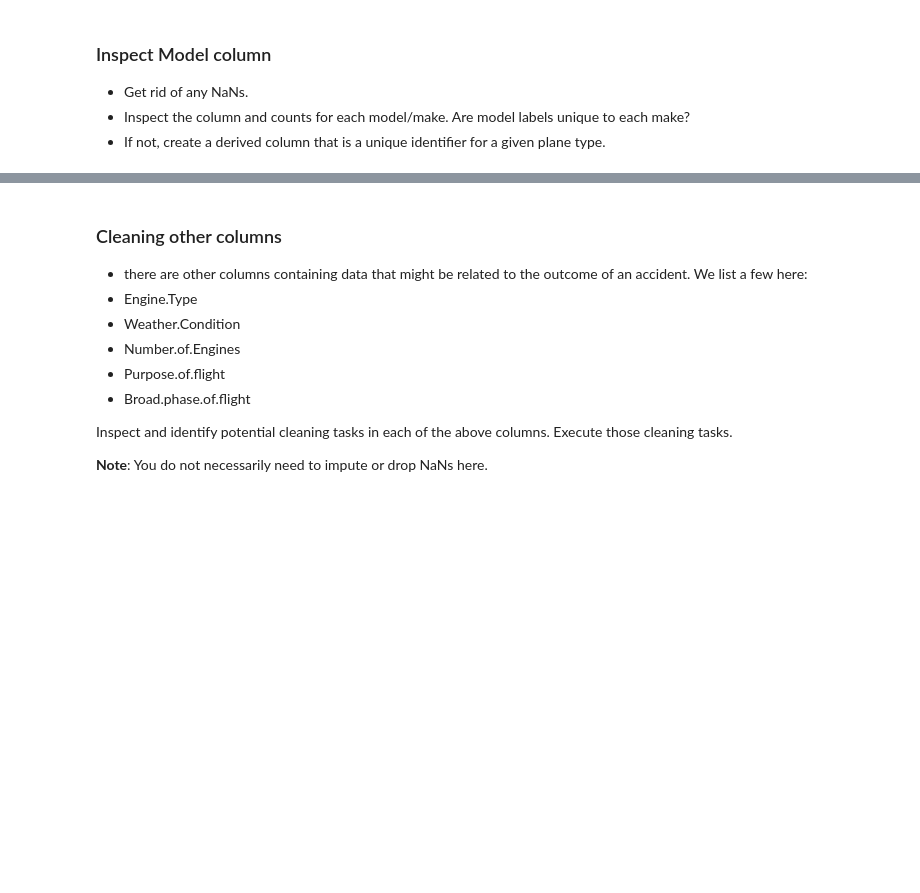
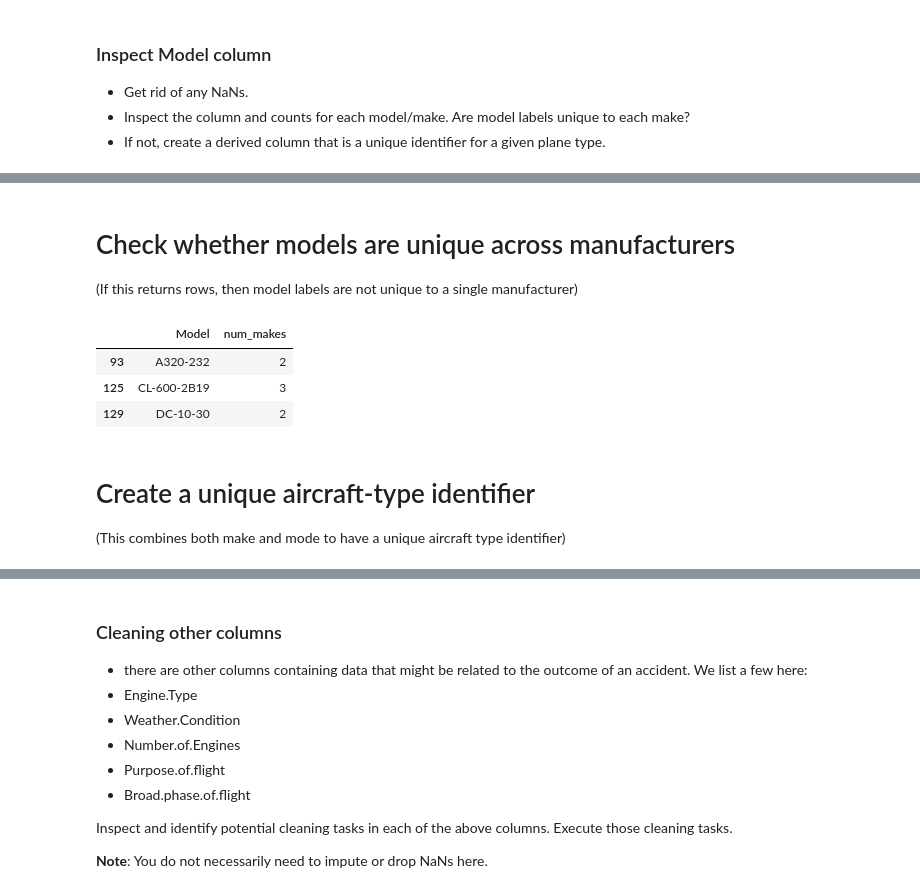
Before and after one commit to PaulK2547/dsc-course0-m8-lab, a Jupyter notebook: Aviation_Accidents_Cleaning.ipynb, the cells around one changed output, grey strips where cells are left out. Saved outputs shown, nothing was run; the diff lists cells and outputs as text; code cells hidden in the pictures; blank space fills up the shorter version.

```diff
--- a/Aviation_Accidents_Cleaning.ipynb
+++ b/Aviation_Accidents_Cleaning.ipynb
@@ -235,0 +386,21 @@ Injuries and robustness to destruction are a key interest point for the client.
+# %% [markdown]
+# Check whether models are unique across manufacturers
+(If this returns rows, then model labels are not unique to a single manufacturer)
+# %%
+duplicate_models = (
+    df.groupby('Model')['Make']
+      .nunique()
+      .reset_index(name='num_makes')
+)
+
+duplicate_models = duplicate_models[duplicate_models['num_makes'] > 1]
+
+duplicate_models.head(20)
+# %% [output]
+|  | Model | num_makes |
+| 93 | A320-232 | 2 |
+| 125 | CL-600-2B19 | 3 |
+| 129 | DC-10-30 | 2 |
+# %% [markdown]
+# Create a unique aircraft-type identifier
+(This combines both make and mode to have a unique aircraft type identifier)
```
Also changed, not shown: parts of 24 cells of this notebook.
